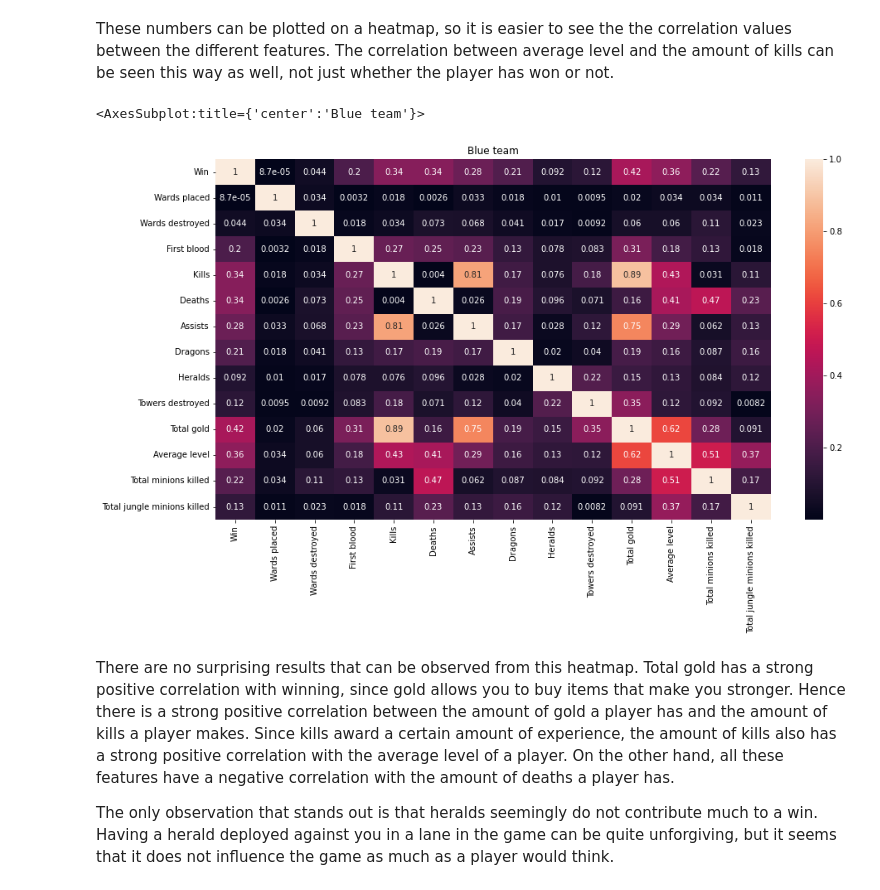
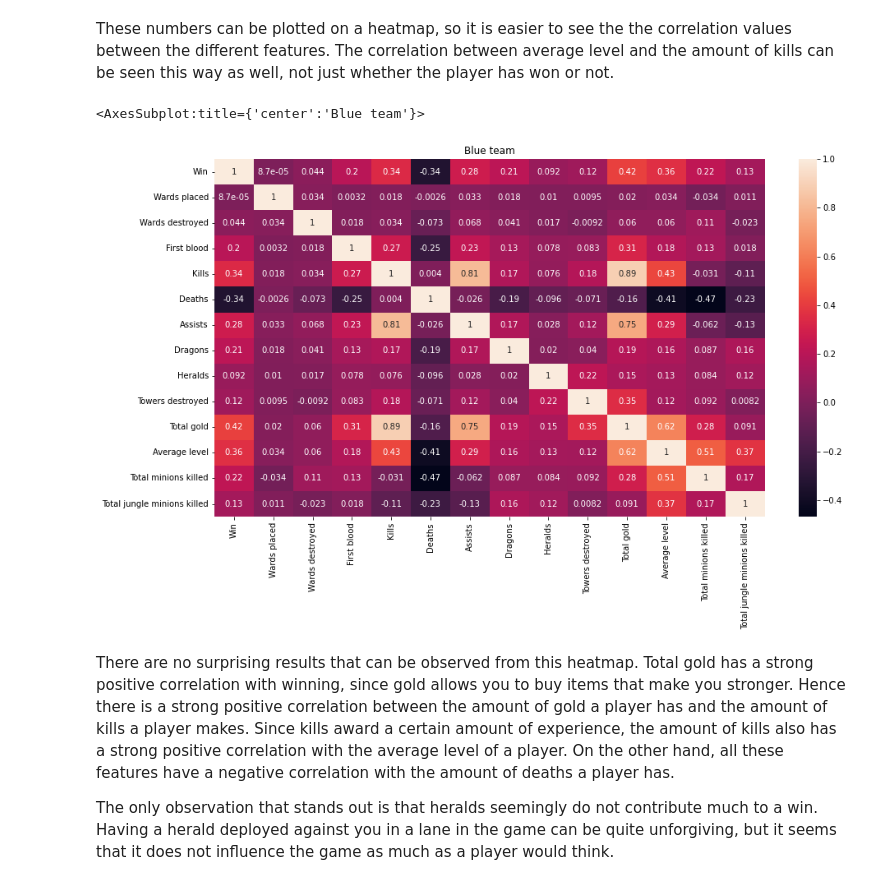
Before and after one commit to jberlang/League-of-Legends-Model, a Jupyter notebook: Notebook.ipynb, the cells around one changed output. Saved outputs shown, nothing was run; the diff lists cells and outputs as text; code cells hidden in the pictures.

```diff
--- a/Notebook.ipynb
+++ b/Notebook.ipynb
@@ -130,10 +130,10 @@ These numbers can be plotted on a heatmap, so it is easier to see the the correl
 # %%
 plt.figure(figsize = (15,8))
 plt.title("Blue team")
-sns.heatmap(df_blue.corr().abs(), annot = True)
+sns.heatmap(df_blue.corr(), annot = True)
 # %% [output]
 <AxesSubplot:title={'center':'Blue team'}>
-[figure, old version]
+[figure, new version]
 # %% [markdown]
 There are no surprising results that can be observed from this heatmap. Total gold has a strong positive correlation with winning, since gold allows you to buy items that make you stronger. Hence there is a strong positive correlation between the amount of gold a player has and the amount of kills a player makes. Since kills award a certain amount of experience, the amount of kills also has a strong positive correlation with the average level of a player. On the other hand, all these features have a negative correlation with the amount of deaths a player has.
 
```
Also changed, not shown: parts of 10 cells of this notebook.
